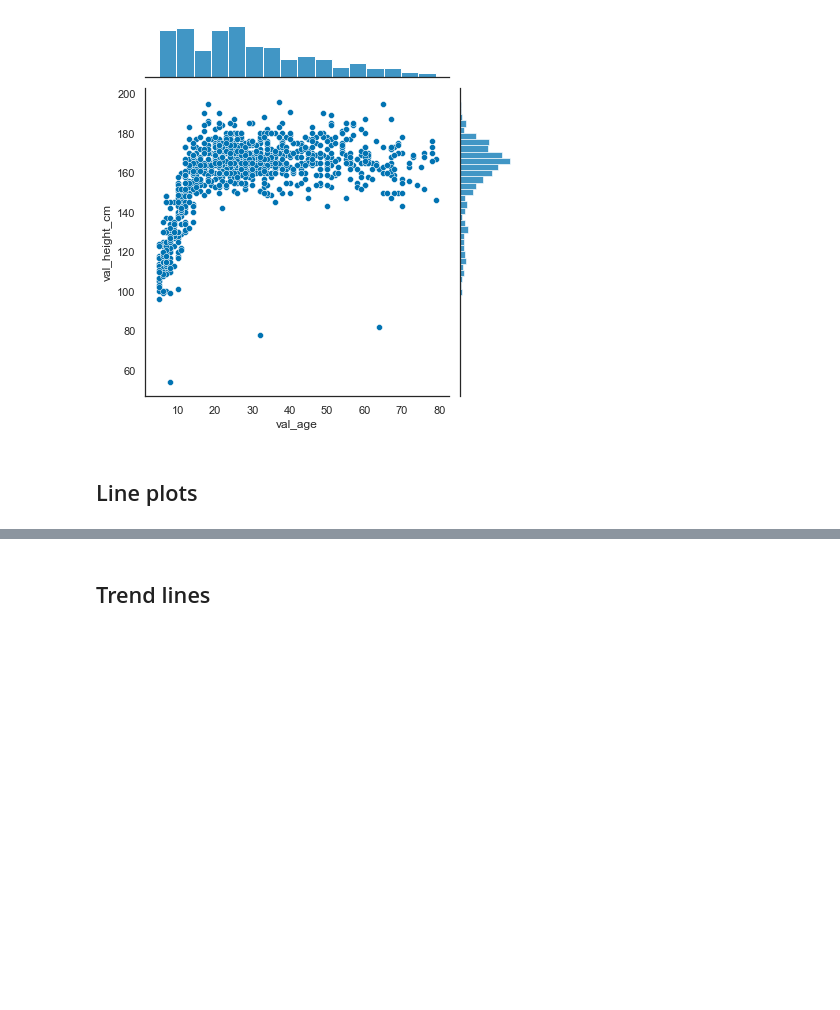
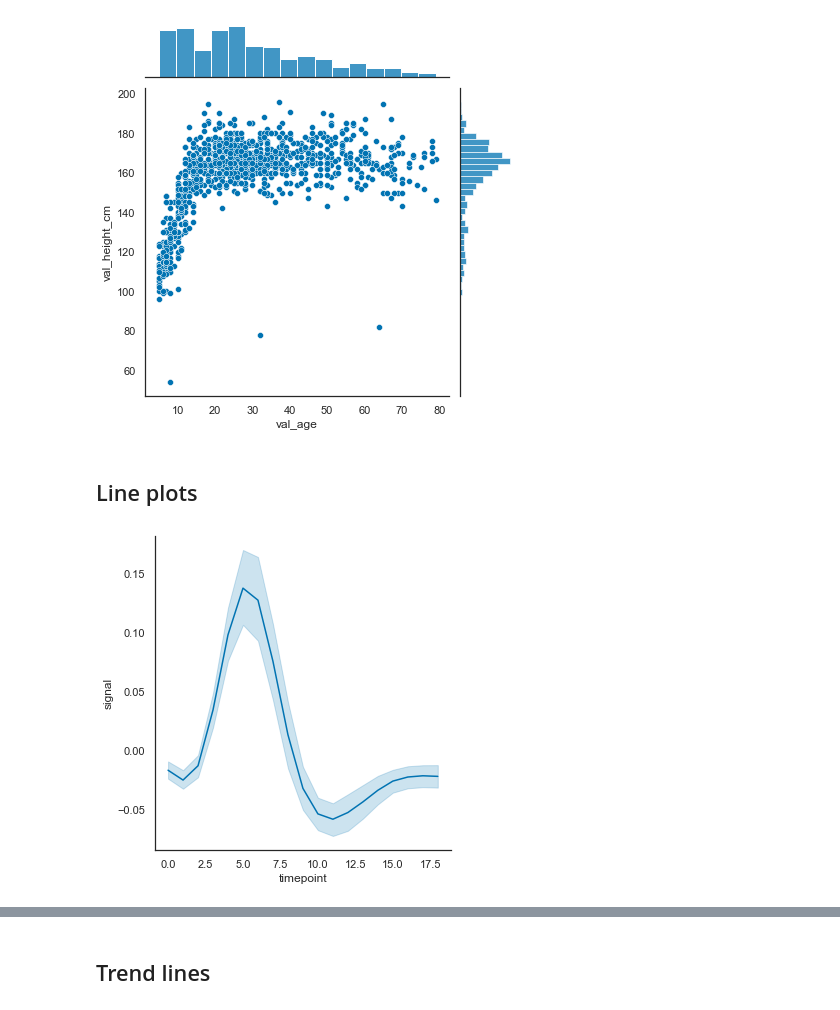
Before and after one commit to arcus/education_modules, a Jupyter notebook: data_visualization_in_seaborn/data_visualization_seaborn.ipynb, the cells around one changed output, grey strips where cells are left out. Cells and saved outputs as stored; diff of their text form; code cells hidden in the pictures; blank space fills up the shorter version.

Commit message:
Add section on line plots

```diff
--- a/data_visualization_in_seaborn/data_visualization_seaborn.ipynb
+++ b/data_visualization_in_seaborn/data_visualization_seaborn.ipynb
@@ -146,3 +166,13 @@ plt.savefig('media/seaborn_hist_6.png')
 [figure]
 # %% [markdown]
 ## Line plots
+# %%
+# load the data to use for line plots
+fmri = sns.load_dataset("fmri")
+# %%
+# basic line plot
+sns.relplot(x="timepoint", y="signal", kind="line", data=fmri)
+
+plt.savefig('media/seaborn_line_1.png')
+# %% [output]
+[figure, added]
```
Also changed, not shown: parts of 3 cells of this notebook, 4 other files.
